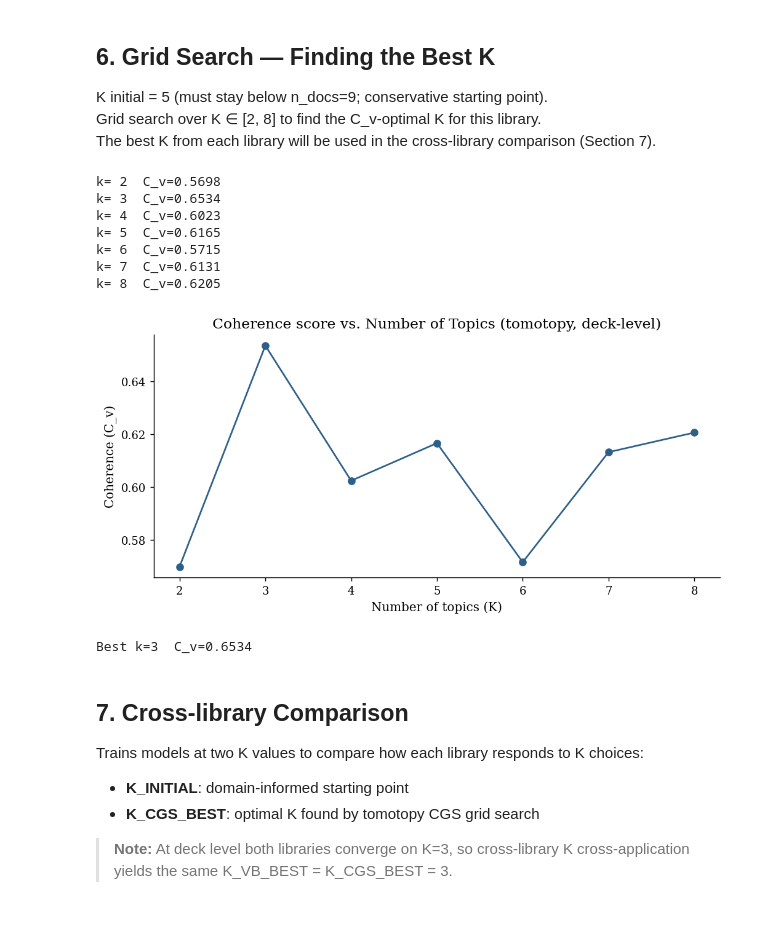
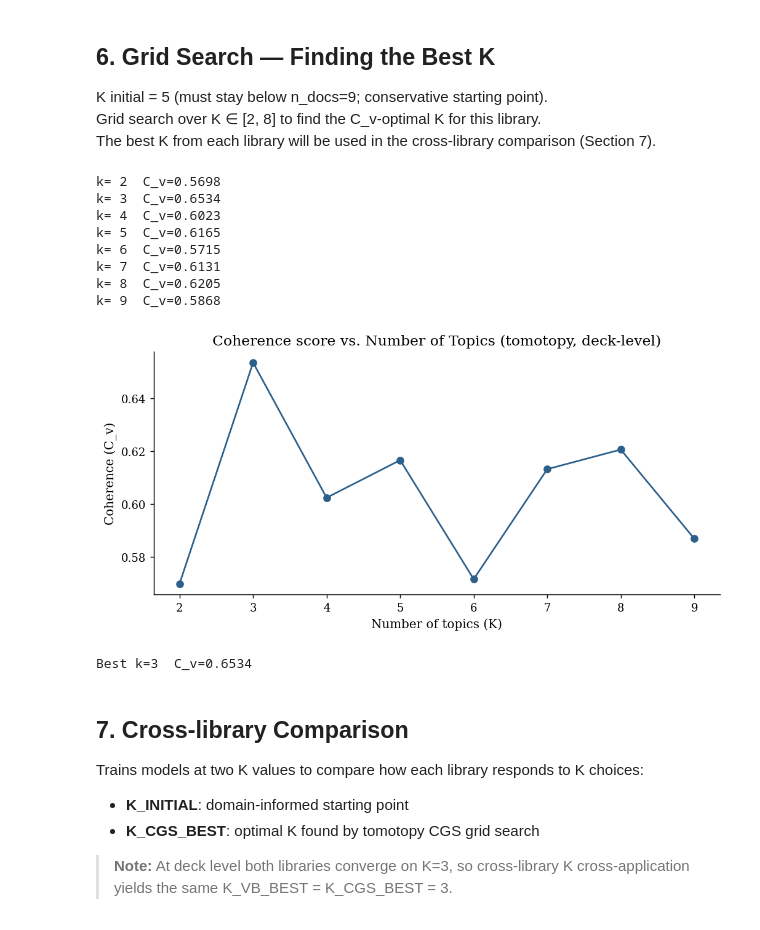
Before and after one commit to lcopolillo/MIGThesis-126735, a Jupyter notebook: src/notebooks/lda-deck-cgs.ipynb, the cells around one changed output. Cells and saved outputs as stored; diff of their text form; code cells hidden in the pictures.

Commit message:
(update): range of grid search in deck experiments

```diff
--- a/src/notebooks/lda-deck-cgs.ipynb
+++ b/src/notebooks/lda-deck-cgs.ipynb
@@ -275,41 +275,42 @@ The best K from each library will be used in the cross-library comparison (Secti
 # %%
 # Coherence grid search over number of topics
 # Helps to find the optimal K before committing to a final model and parameters.
-TOPIC_RANGE = range(2, 9)
+TOPIC_RANGE = range(2, 10)
 
 results = []
 for k in TOPIC_RANGE:
     m = tp.LDAModel(k=k, alpha=ALPHA, eta=ETA, min_df=2, rm_top=0, seed=RANDOM_SEED)
     for token_list in train_texts:
         m.add_doc(token_list)
     m.train(0)
     m.train(ITERATIONS, workers=1)
     cv = Coherence(m, coherence='c_v').get_score()
     results.append({'k': k, 'coherence_cv': round(cv, 4)})
     print(f'k={k:2d}  C_v={cv:.4f}')
 
 results_df = pd.DataFrame(results)
 
 fig, ax = plt.subplots(figsize=(8, 4))
 ax.plot(results_df['k'], results_df['coherence_cv'], marker='o', color=PALETTE[0])
 ax.set_xlabel('Number of topics (K)')
 ax.set_ylabel('Coherence (C_v)')
 ax.set_title('Coherence score vs. Number of Topics (tomotopy, deck-level)')
 ax.set_xticks(list(TOPIC_RANGE))
 plt.tight_layout()
 plt.show()
 
 best = results_df.loc[results_df['coherence_cv'].idxmax()]
 print(f'\nBest k={int(best.k)}  C_v={best.coherence_cv}')
 # %% [output]
 k= 2  C_v=0.5698
 k= 3  C_v=0.6534
 k= 4  C_v=0.6023
 k= 5  C_v=0.6165
 k= 6  C_v=0.5715
 k= 7  C_v=0.6131
 k= 8  C_v=0.6205
+k= 9  C_v=0.5868
-[figure, old version]
+[figure, new version]
 Best k=3  C_v=0.6534
 # %% [markdown]
 ## 7. Cross-library Comparison
```
Also changed, not shown: parts of 3 cells of this notebook, 1 other file.
